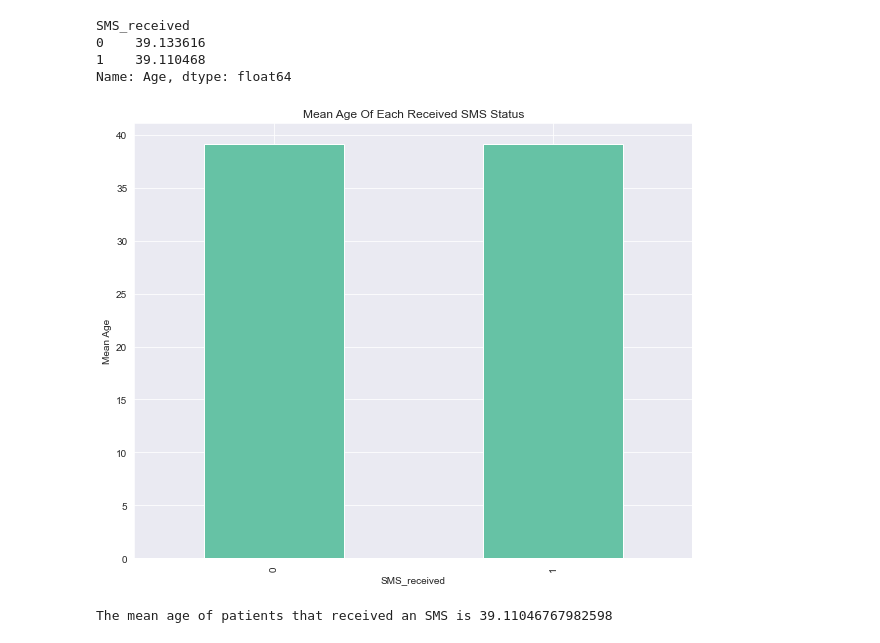
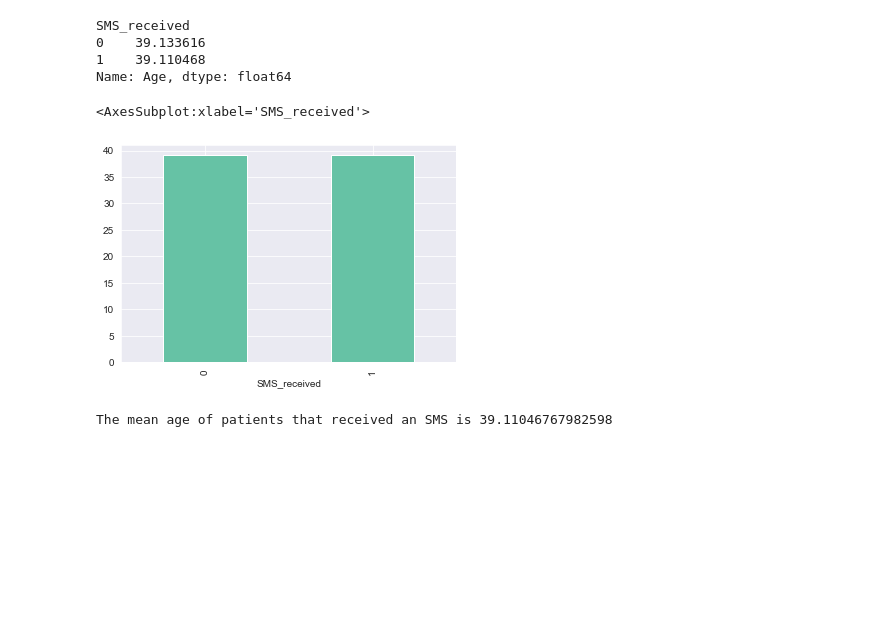
Before and after one commit to thetundedoherty/Investigation-on-medical-appointment-records-in-Brazil, a Jupyter notebook: Investigation on medical appointment records in Brazil .ipynb, the cells around one changed output. Drawn from its saved outputs; the diff is of its cells as text; code cells hidden in the pictures; blank space fills up the shorter version.

```diff
--- a/Investigation on medical appointment records in Brazil .ipynb
+++ b/Investigation on medical appointment records in Brazil .ipynb
@@ -691,9 +688,10 @@ SMS_received
 Name: Age, dtype: float64
 # %%
 # comparing by bar plot the mean age of patients SMS_received distribution.
-df_clean.groupby('SMS_received').mean()['Age'].plot(kind = 'bar', ylabel = 'Mean Age', figsize=(10,8), title = 'Mean Age Of Each Received SMS Status');
+df_clean.groupby('SMS_received').mean()['Age'].plot(kind = 'bar')
 # %% [output]
+<AxesSubplot:xlabel='SMS_received'>
-[figure, old version]
+[figure, new version]
 # %%
 # getting the mean age of patients that received an SMS
 mean_age_received = df_clean.query('SMS_received == 1')['Age'].mean()
```
Also changed, not shown: parts of 23 cells of this notebook.
